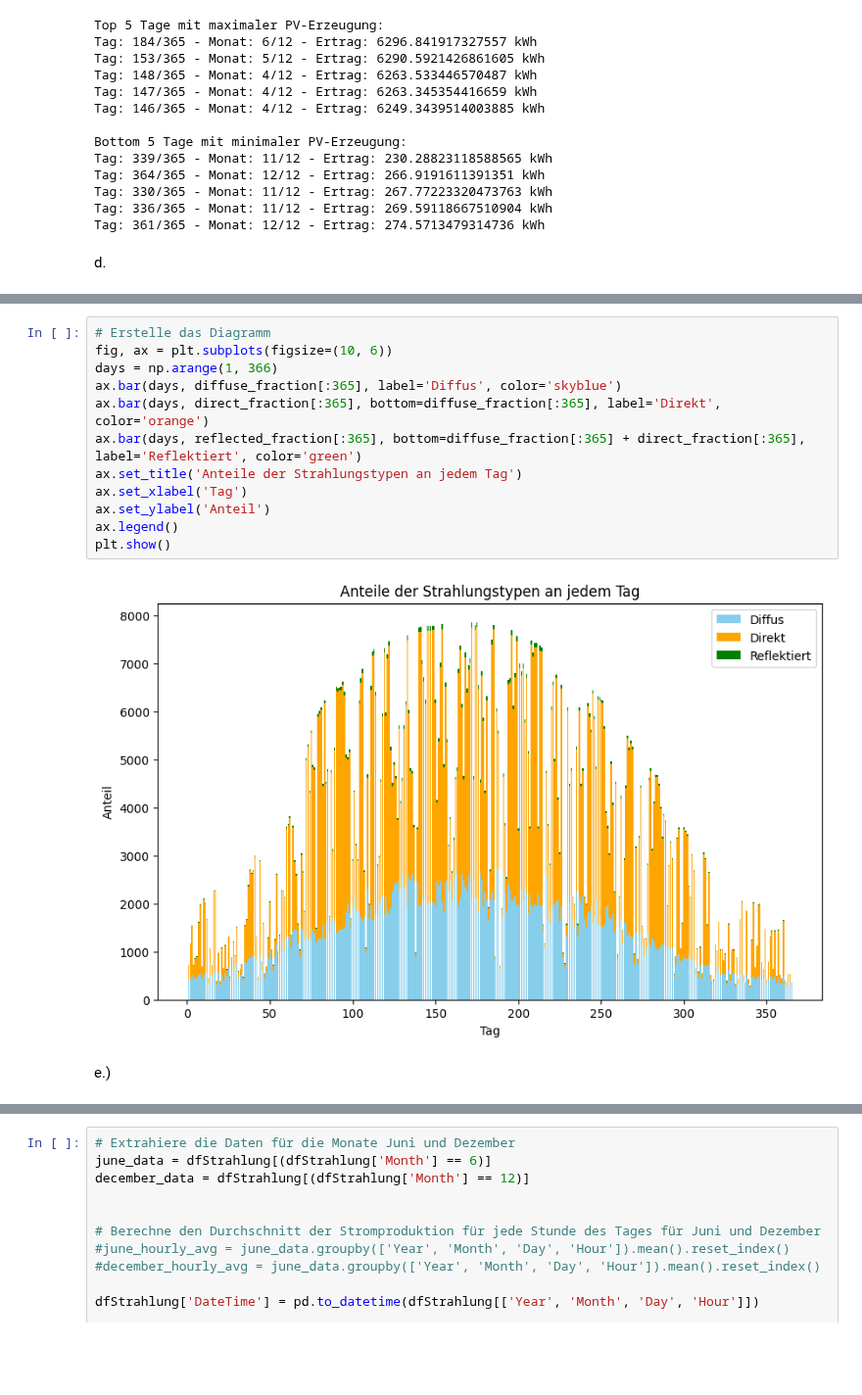
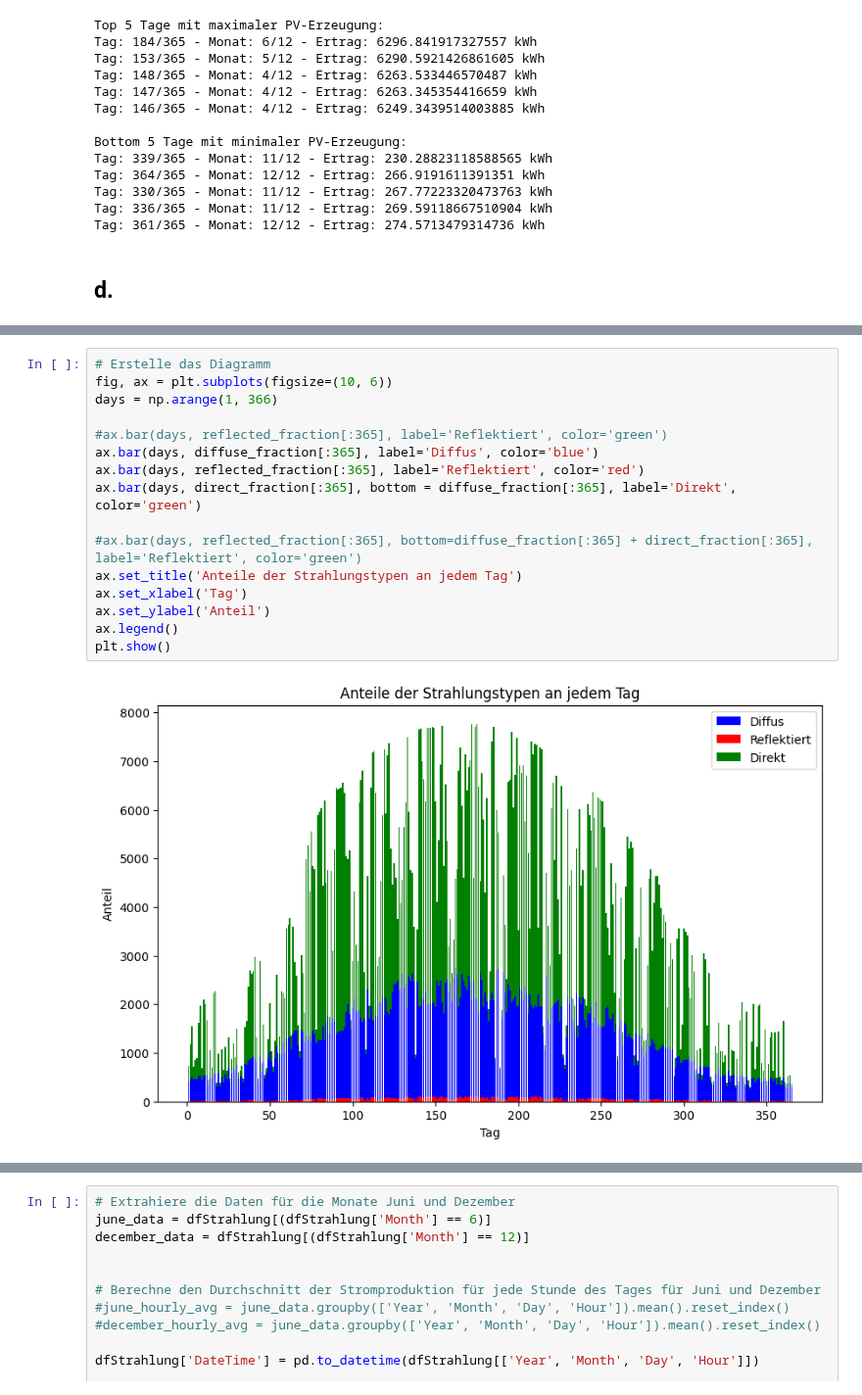
Before and after one commit to AhmedAkhi/1.UE_FV, a Jupyter notebook: UE1_Gruppe2.ipynb, the cells around one changed output, grey strips where cells are left out. Shown at 98% size. Drawn from its saved outputs; the diff is of its cells as text; blank space fills up the shorter version.

```diff
--- a/UE1_Gruppe2.ipynb
+++ b/UE1_Gruppe2.ipynb
@@ -395,8 +395,8 @@ Tag: 364/365 - Monat: 12/12 - Ertrag: 266.9191611391351 kWh
 Tag: 330/365 - Monat: 11/12 - Ertrag: 267.77223320473763 kWh
 Tag: 336/365 - Monat: 11/12 - Ertrag: 269.59118667510904 kWh
 Tag: 361/365 - Monat: 12/12 - Ertrag: 274.5713479314736 kWh
-# %% [markdown]
-d.
+# %% [markdown]
+## d.
 # %%
 # Berechne die Anteile der diffusen, direkten und reflektierten Strahlung an jedem Tag
 dfStrahlungswerte = pd.concat( [dfStrahlung["DiffusHoriz"], dfStrahlung["DirectInclined"], dfStrahlung["Reflected"]], axis=1)
@@ -429,16 +429,18 @@ Name: Reflected, dtype: float64
 # %%
 # Erstelle das Diagramm
 fig, ax = plt.subplots(figsize=(10, 6))
 days = np.arange(1, 366)
-ax.bar(days, diffuse_fraction[:365], label='Diffus', color='skyblue')
-ax.bar(days, direct_fraction[:365], bottom=diffuse_fraction[:365], label='Direkt', color='orange')
-ax.bar(days, reflected_fraction[:365], bottom=diffuse_fraction[:365] + direct_fraction[:365], label='Reflektiert', color='green')
+
+#ax.bar(days, reflected_fraction[:365], label='Reflektiert', color='green')
+ax.bar(days, diffuse_fraction[:365], label='Diffus', color='blue')
+ax.bar(days, reflected_fraction[:365], label='Reflektiert', color='red')
+ax.bar(days, direct_fraction[:365], bottom = diffuse_fraction[:365], label='Direkt', color='green')
+
+#ax.bar(days, reflected_fraction[:365], bottom=diffuse_fraction[:365] + direct_fraction[:365], label='Reflektiert', color='green')
 ax.set_title('Anteile der Strahlungstypen an jedem Tag')
 ax.set_xlabel('Tag')
 ax.set_ylabel('Anteil')
 ax.legend()
 plt.show()
 # %% [output]
-[figure, old version]
+[figure, new version]
-# %% [markdown]
-e.)
```
Also changed, not shown: parts of 10 cells of this notebook.
